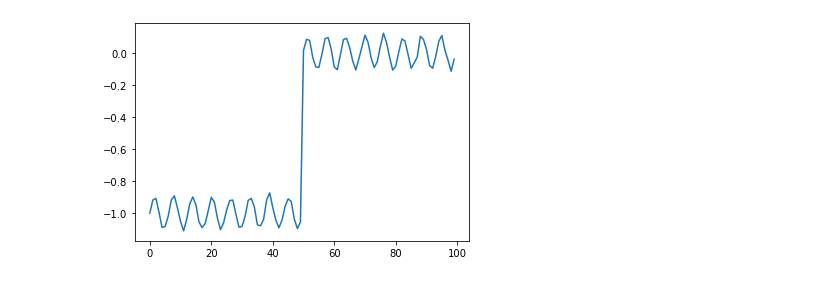
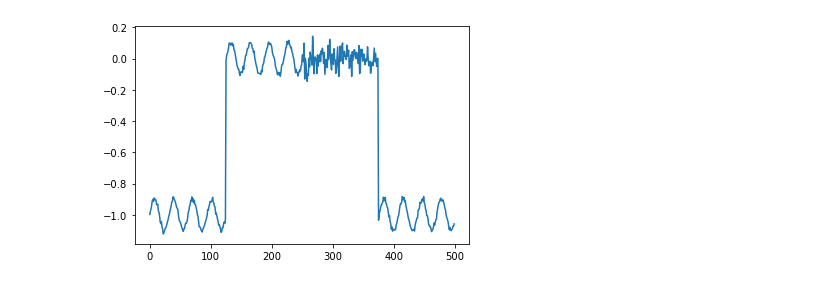
Before and after one commit to gle-bellier/internship-expressive-DDSP, a Jupyter notebook: NLP-pytorch-tutorials/LSTM-for-time-sequence.ipynb, the cells around one changed output. Cells and saved outputs as stored; diff of their text form; code cells hidden in the pictures.

```diff
--- a/NLP-pytorch-tutorials/LSTM-for-time-sequence.ipynb
+++ b/NLP-pytorch-tutorials/LSTM-for-time-sequence.ipynb
@@ -9,18 +9,21 @@ import matplotlib.pyplot as plt
 from torch.autograd import Variable
 from sklearn.preprocessing import MinMaxScaler
 # %%
-sampling_rate = 100
+sampling_rate = 500
 noise_amp = 0.01
 vibrato_amp = 0.1
 
 
 signal = np.sin(np.linspace(0, 100, sampling_rate))*vibrato_amp + np.random.randn(sampling_rate)*noise_amp
-signal[:sampling_rate//2]-=1
+
+signal[:sampling_rate//4]-=1
+signal[sampling_rate//2:3*sampling_rate//4] = np.random.randn(sampling_rate//4)*noise_amp*5 # noisy
+signal[3*sampling_rate//4:sampling_rate] -= 1
 
 plt.plot(signal)
 plt.show()
 # %% [output]
-[figure, old version]
+[figure, new version]
 # %%
 class LSTM(nn.Module):
 
```
Also changed, not shown: parts of 7 cells of this notebook, 10 other files.
